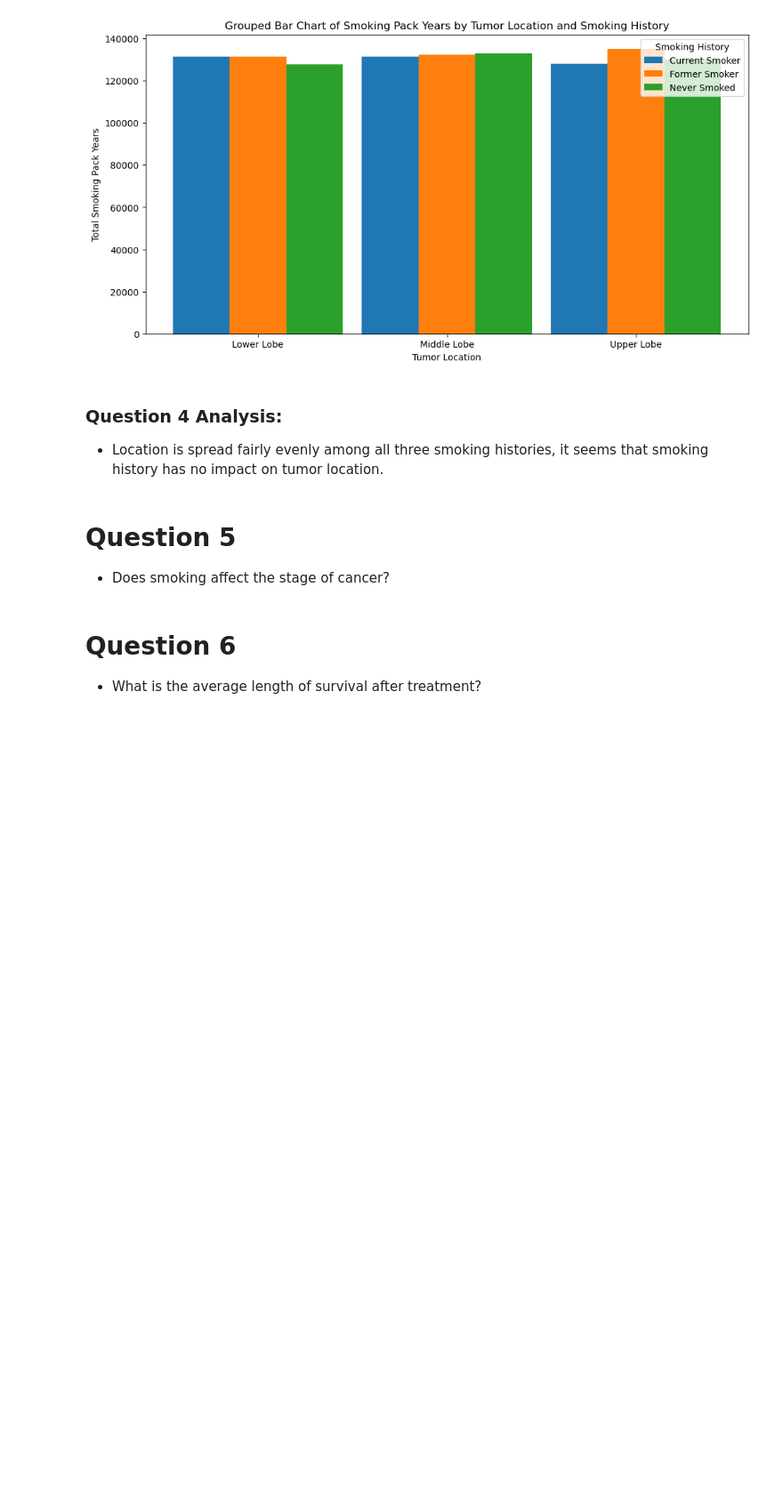
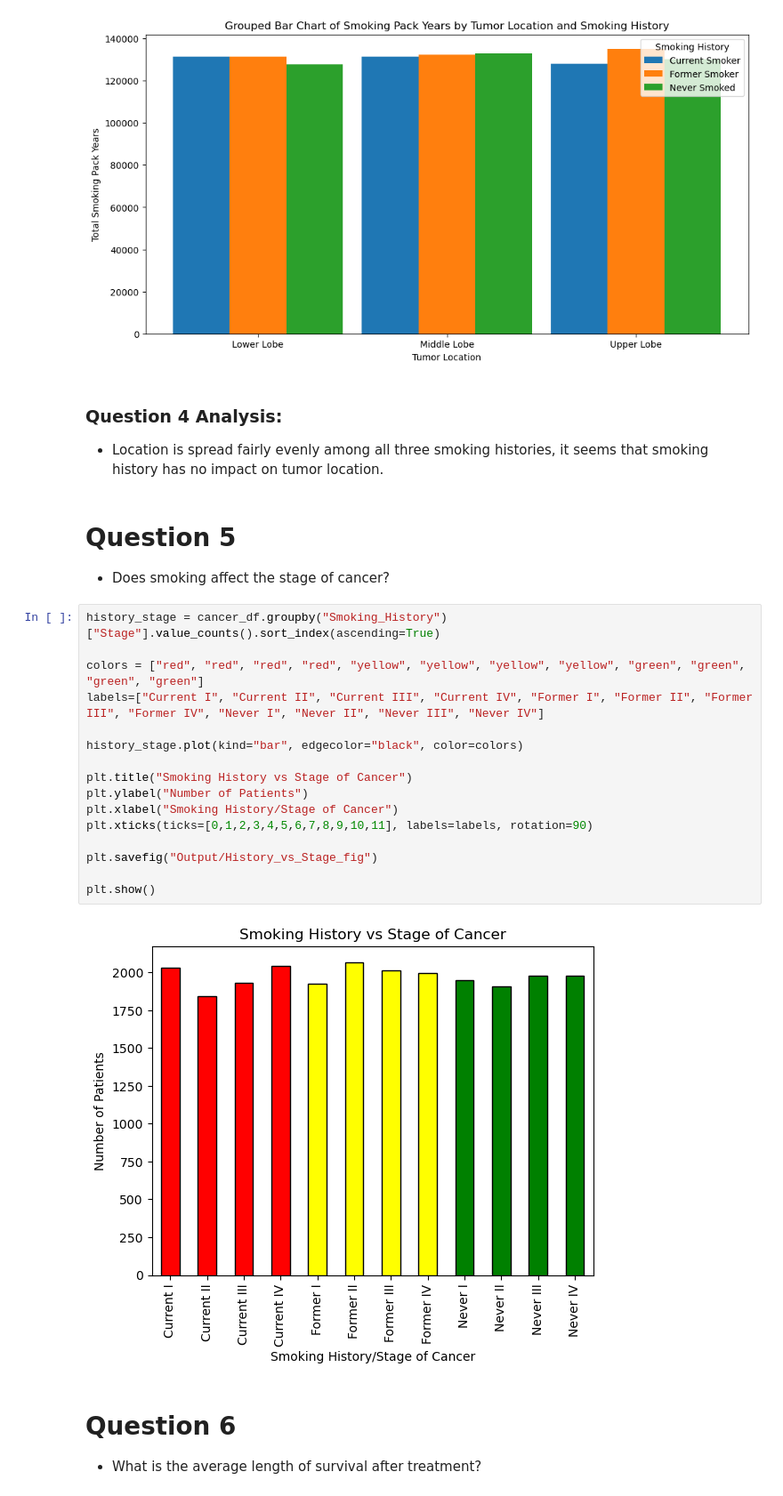
Before and after one commit to nbscarth/project-1-python, a Jupyter notebook: Project_1/lung_cancer_analysis.ipynb, the cells around one changed output. Shown at 89% size. Cells and saved outputs as stored; diff of their text form; blank space fills up the shorter version.

```diff
--- a/Project_1/lung_cancer_analysis.ipynb
+++ b/Project_1/lung_cancer_analysis.ipynb
@@ -299,6 +299,24 @@ plt.show()
 # %% [markdown]
 # Question 5
 - Does smoking affect the stage of cancer?
+# %%
+history_stage = cancer_df.groupby("Smoking_History")["Stage"].value_counts().sort_index(ascending=True)
+
+colors = ["red", "red", "red", "red", "yellow", "yellow", "yellow", "yellow", "green", "green", "green", "green"]
+labels=["Current I", "Current II", "Current III", "Current IV", "Former I", "Former II", "Former III", "Former IV", "Never I", "Never II", "Never III", "Never IV"]
+
+history_stage.plot(kind="bar", edgecolor="black", color=colors)
+
+plt.title("Smoking History vs Stage of Cancer")
+plt.ylabel("Number of Patients")
+plt.xlabel("Smoking History/Stage of Cancer")
+plt.xticks(ticks=[0,1,2,3,4,5,6,7,8,9,10,11], labels=labels, rotation=90)
+
+plt.savefig("Output/History_vs_Stage_fig")
+
+plt.show()
+# %% [output]
+[figure, added]
 # %% [markdown]
 # Question 6
 - What is the average length of survival after treatment?
```
Also changed, not shown: parts of 1 cell of this notebook, 1 other file.
